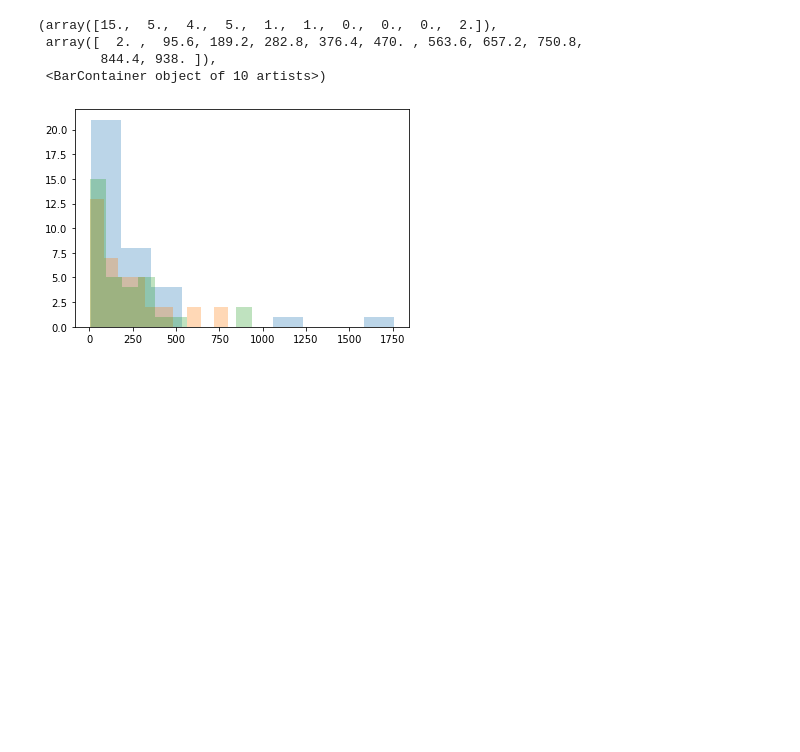
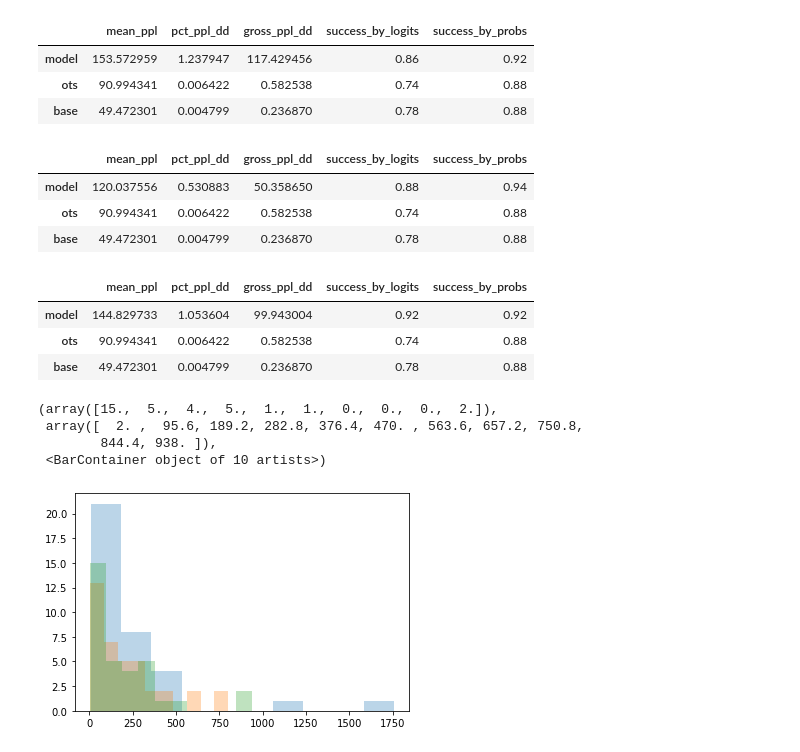
Before and after one commit to spencerbraun/editable_nlp, a Jupyter notebook: eval/Untitled.ipynb, the cells around one changed output. Cells and saved outputs as stored; diff of their text form; code cells hidden in the pictures; blank space fills up the shorter version.

```diff
--- a/eval/Untitled.ipynb
+++ b/eval/Untitled.ipynb
@@ -82,3 +156,29 @@ model_new.statDf
+# %%
+#model_epoch0_ts10000.20210312.21.03.1615586239
+
+modelList_1_1_10k = [
+    "edit_success_20210314.21.03.1615755665_model_epoch0_ts10000.20210312.21.03.1615586239", #cedit=1, cloc=10, n_edit_steps= min(3, loss<1)
+    "edit_success_20210314.21.03.1615756166_model_epoch0_ts10000.20210312.21.03.1615586239", #cedit=1, cloc=10, n_edit_steps= 1
+    "edit_success_20210314.21.03.1615756602_model_epoch0_ts10000.20210312.21.03.1615586239" #cedit=1, cloc=10, n_edit_steps= 5
+]
+# %%
+for model in modelList_1_1_10k:
+    model_new = ModelComps(model)
+    model_new.runStats()
+    display(model_new.statDf)
+# %% [output]
+|  | mean_ppl | pct_ppl_dd | gross_ppl_dd | success_by_logits | success_by_probs |
+| model | 153.572959 | 1.237947 | 117.429456 | 0.86 | 0.92 |
+| ots | 90.994341 | 0.006422 | 0.582538 | 0.74 | 0.88 |
+| base | 49.472301 | 0.004799 | 0.236870 | 0.78 | 0.88 |
+|  | mean_ppl | pct_ppl_dd | gross_ppl_dd | success_by_logits | success_by_probs |
+| model | 120.037556 | 0.530883 | 50.358650 | 0.88 | 0.94 |
+| ots | 90.994341 | 0.006422 | 0.582538 | 0.74 | 0.88 |
+| base | 49.472301 | 0.004799 | 0.236870 | 0.78 | 0.88 |
+|  | mean_ppl | pct_ppl_dd | gross_ppl_dd | success_by_logits | success_by_probs |
+| model | 144.829733 | 1.053604 | 99.943004 | 0.92 | 0.92 |
+| ots | 90.994341 | 0.006422 | 0.582538 | 0.74 | 0.88 |
+| base | 49.472301 | 0.004799 | 0.236870 | 0.78 | 0.88 |
 # %%
 plt.hist(model[model.success].success_diff, alpha=0.3)
 plt.hist(ots[ots.success].success_diff, alpha=0.3)
```
Also changed, not shown: parts of 13 cells of this notebook, 8 other files.
